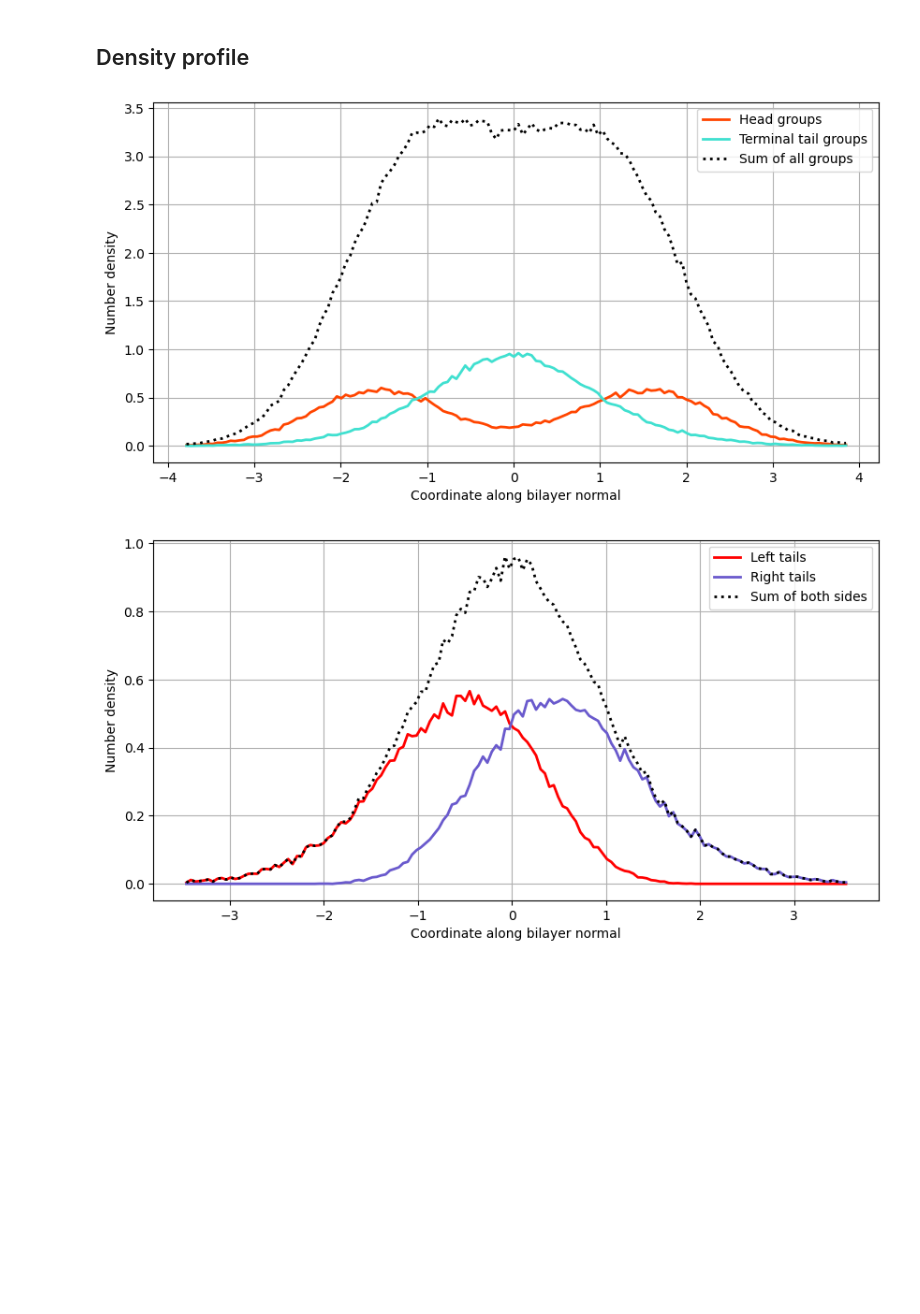
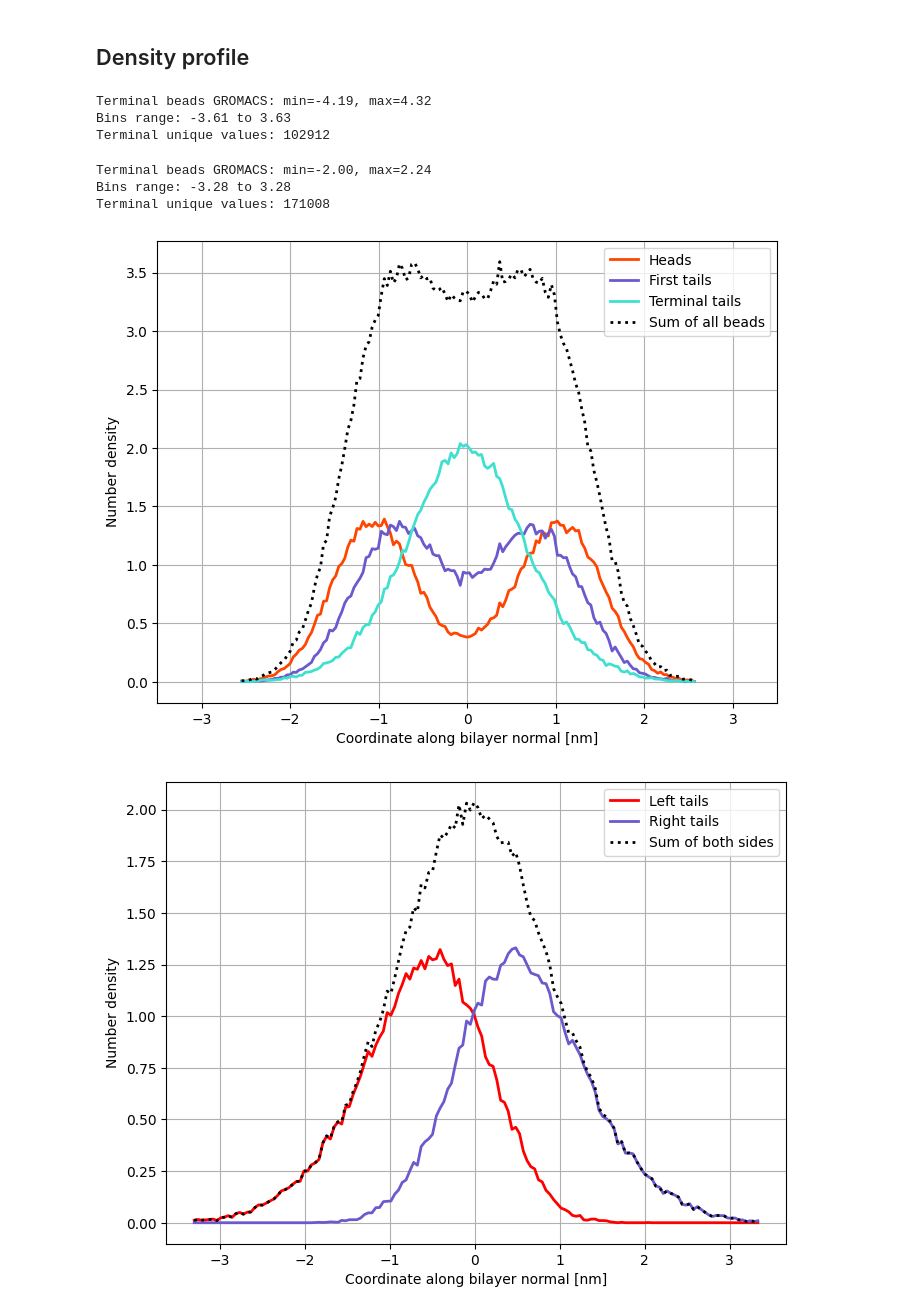
Before and after one commit to G-Scherer/dpd_simulation, a Jupyter notebook: lipid_self_assembly/analysis/analysis_T_1.ipynb, the cells around one changed output. Drawn from its saved outputs; the diff is of its cells as text; code cells hidden in the pictures; blank space fills up the shorter version.

```diff
--- a/lipid_self_assembly/analysis/analysis_T_1.ipynb
+++ b/lipid_self_assembly/analysis/analysis_T_1.ipynb
@@ -332,7 +340,6 @@ def pbc_correct(lipid_res, box_dims):
 def density_profile(universe, frame_start, directors, n_bins):
 
     proj_heads = []
-    proj_links = []
     proj_tails = []
     proj_terminal = []
 
@@ -351,53 +358,66 @@ def density_profile(universe, frame_start, directors, n_bins):
 
         for mol_id,mol in enumerate(lipid_res):
             mol_shift = coms_unwrapped[mol_id] - coms[mol_id]
-            mol_proj_per_beadgroup(mol, director, proj_heads, proj_links, proj_tails, proj_terminal, proj_heads_per_lipid, mol_shift, bilayer_center)
+            mol_proj_per_beadgroup(mol, director, proj_heads, proj_tails, proj_terminal, proj_heads_per_lipid, mol_shift, bilayer_center)
 
-    proj_heads, proj_links, proj_tails, proj_terminal, center = center_lst_values(proj_heads, proj_links, proj_tails, proj_terminal)
+    proj_heads, proj_tails, proj_terminal, center = center_lst_values(proj_heads, proj_tails, proj_terminal)
     proj_heads_per_lipid = np.array(proj_heads_per_lipid) - center
 
     left_terminal, right_terminal = filter_tails(proj_heads_per_lipid, proj_terminal)
 
-    bins, bin_centers, bin_width = make_bins([proj_heads, proj_links, proj_tails, proj_terminal], n_bins)
+    bins, bin_centers, bin_width = make_bins([proj_heads, proj_tails, proj_terminal], n_bins)
     bins_ovl, bin_center_ovl, bin_width_ovl = make_bins([left_terminal, right_terminal], n_bins)
 
-    hist_heads = make_hist(proj_heads, bins, bin_width, box_dims, frame_start)
-    hist_links = make_hist(proj_links, bins, bin_width, box_dims, frame_start)
-    hist_tails = make_hist(proj_tails, bins, bin_width, box_dims, frame_start)
-    hist_terminal = make_hist(proj_terminal, bins, bin_width, box_dims, frame_start)
+    hist_heads = make_hist(proj_heads, bins, bin_width, box_dims, frame_start, universe)
+    hist_tails = make_hist(proj_tails, bins, bin_width, box_dims, frame_start, universe)
+    hist_terminal = make_hist(proj_terminal, bins, bin_width, box_dims, frame_start, universe)
 
-    hist_left = make_hist(left_terminal, bins_ovl, bin_width_ovl, box_dims, frame_start)
-    hist_right = make_hist(right_terminal, bins_ovl, bin_width_ovl, box_dims, frame_start)
+    hist_left = make_hist(left_terminal, bins_ovl, bin_width_ovl, box_dims, frame_start, universe)
+    hist_right = make_hist(right_terminal, bins_ovl, bin_width_ovl, box_dims, frame_start, universe)
 
-    return bin_centers, hist_heads, hist_links, hist_tails, hist_terminal, bin_center_ovl, hist_left, hist_right
+    print(f"Terminal beads GROMACS: min={np.min(proj_terminal):.2f}, max={np.max(proj_terminal):.2f}")
+    print(f"Bins range: {bins[0]:.2f} to {bins[-1]:.2f}")
+    print(f"Terminal unique values: {len(np.unique(proj_terminal))}")
+
+    return bin_centers, hist_heads, hist_tails, hist_terminal, bin_center_ovl, hist_left, hist_right
 # %%
-bin_centers, hist_heads, hist_links,hist_tails, hist_terminal, bin_centers_ovl, hist_left, hist_right = density_profile(u, 100, directors, 150)
+bin_centers, hist_heads,hist_tails, hist_terminal, bin_centers_ovl, hist_left, hist_right = density_profile(u, 100, directors, 150)
+# %% [output]
+Terminal beads GROMACS: min=-4.19, max=4.32
+Bins range: -3.61 to 3.63
+Terminal unique values: 102912
+# %%
+bin_centers_gro, hist_heads_gro, hist_tails_gro, hist_terminal_gro, bin_centers_ovl_gro, hist_left_gro, hist_right_gro = density_profile(u_gro, 0, directors_gro, 300)
+# %% [output]
+Terminal beads GROMACS: min=-2.00, max=2.24
+Bins range: -3.28 to 3.28
+Terminal unique values: 171008
 # %%
-plt.figure(figsize=(10,5))
+plt.figure(figsize=(8,6))
 
-plt.plot(bin_centers, hist_heads, label='Head groups', linewidth=2, color="orangered")
-#plt.plot(bin_centers, links, label='Link groups', linewidth=2)
-#plt.plot(bin_centers, tails, label='Tail groups', linewidth=2)
-plt.plot(bin_centers, hist_terminal, label='Terminal tail groups', linewidth=2, color="turquoise")
-plt.plot(bin_centers, hist_heads+hist_links+hist_tails+hist_terminal, label="Sum of all groups", linewidth=2, linestyle="dotted", color="black")
-plt.xlabel("Coordinate along bilayer normal")
+plt.plot(bin_centers*0.711, hist_heads, label='Heads', linewidth=2, color="orangered")
+plt.plot(bin_centers*0.711, hist_tails, label='First tails', linewidth=2, color="slateblue")
+plt.plot(bin_centers*0.711, hist_terminal, label='Terminal tails', linewidth=2, color="turquoise")
+plt.plot(bin_centers*0.711, hist_heads+hist_tails+hist_terminal, label="Sum of all beads", linewidth=2, linestyle="dotted", color="black")
+plt.xlabel("Coordinate along bilayer normal [nm]")
+plt.xlim((-3.5,3.5))
 plt.ylabel("Number density")
 
 plt.grid()
 plt.legend()
 plt.show()
 
-plt.figure(figsize=(10,5))
+plt.figure(figsize=(8,6))
 
 plt.plot(bin_centers_ovl,hist_left, label="Left tails", linewidth=2, color="red")
 plt.plot(bin_centers_ovl,hist_right, label="Right tails", linewidth=2, color="slateblue")
 plt.plot(bin_centers_ovl,hist_right+hist_left, label="Sum of both sides", linewidth=2, linestyle="dotted", color="black")
-plt.xlabel("Coordinate along bilayer normal")
+plt.xlabel("Coordinate along bilayer normal [nm]")
 plt.ylabel("Number density")
 plt.grid()
 plt.legend()
 
 plt.show()
 # %% [output]
-[figure, old version]
+[figure, new version]
-[figure, old version]
+[figure, new version]
```
Also changed, not shown: parts of 14 cells of this notebook, 33 other files.
